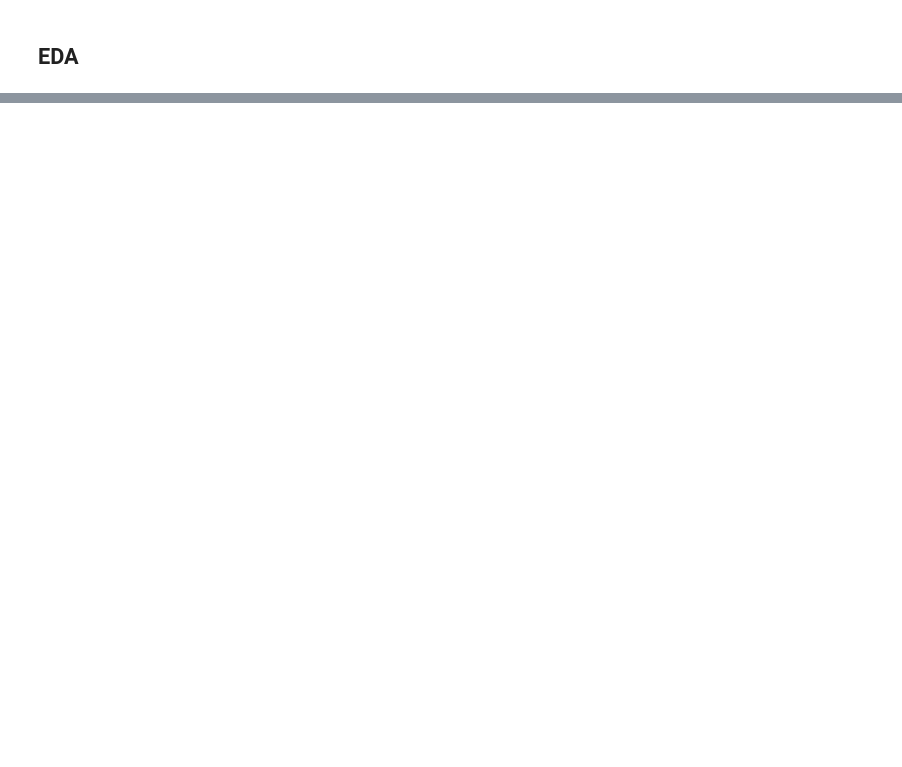
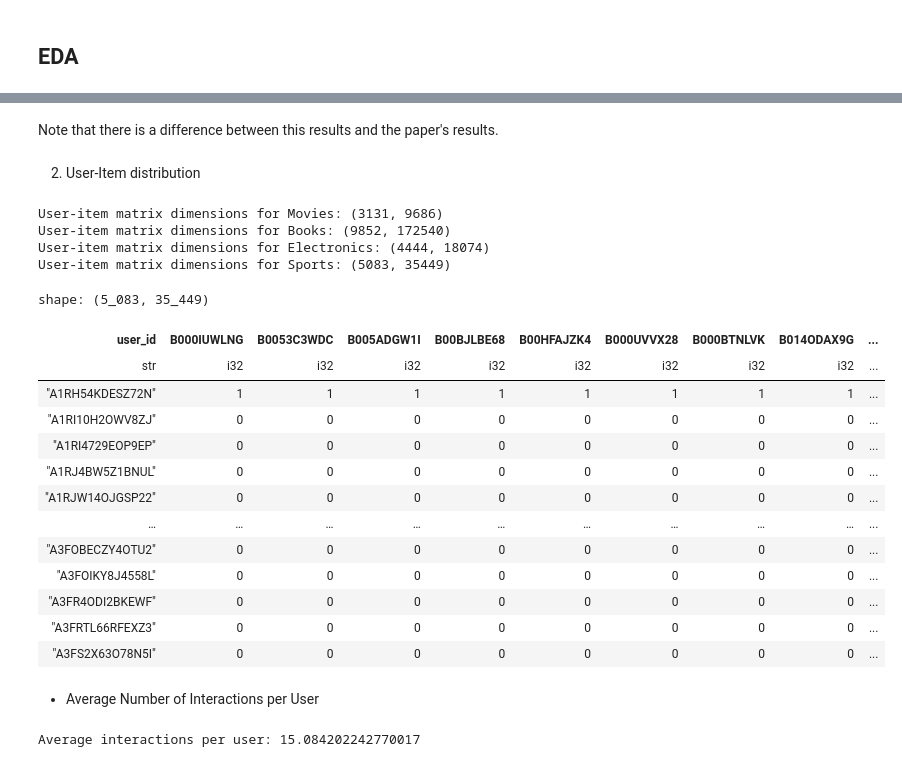
Before and after one commit to diegoquezadac/recommender-monkeys, a Jupyter notebook: notebooks/00-eda.ipynb, the cells around one changed output, grey strips where cells are left out. Drawn from its saved outputs; the diff is of its cells as text; code cells hidden in the pictures; blank space fills up the shorter version.

```diff
--- a/notebooks/00-eda.ipynb
+++ b/notebooks/00-eda.ipynb
@@ -104,0 +110,5 @@ dataframes['Movies']['final_data'].item(1, "conversations")
+# %%
+for category, dfs in dataframes.items():
+    dfs["dialogues"] = split_dialogue_by_newline(dfs["dialogues"])
+    print(f"Processed dialogues for {category}:")
+    print(dfs["dialogues"].head())
@@ -106,0 +198,7 @@ dataframes['Movies']['final_data'].item(1, "conversations")
+# %%
+category_stats_list = []
+for category, dfs in dataframes.items():
+    category_stats = compute_category_stats(category, dfs)
+    category_stats_list.append(category_stats)
+
+stats_df = pl.DataFrame(category_stats_list)
@@ -106,0 +251,58 @@ dataframes['Movies']['final_data'].item(1, "conversations")
+# %% [markdown]
+Note that there is a difference between this results and the paper's results.
+# %% [markdown]
+2. User-Item distribution
+# %%
+for category, dfs in dataframes.items():
+    user_item_interactions = (
+        dfs["final_data"].explode("history_interaction")
+        .select(["user_id", "history_interaction"])
+    )
+
+    user_item_interactions = user_item_interactions.with_columns(
+        pl.lit(1).alias("interaction")
+    )
+
+    user_item_matrix = (
+        user_item_interactions
+        .pivot(
+            index="user_id",
+            columns="history_interaction",
+            values="interaction",
+            aggregate_function="first"  # Choose the first occurrence (since it's binary, all values will be 1)
+        )
+        .fill_null(0)
+    )
+
+    print(f"User-item matrix dimensions for {category}: {user_item_matrix.shape}")
+
+user_item_matrix
+# %% [output]
+User-item matrix dimensions for Movies: (3131, 9686)
+User-item matrix dimensions for Books: (9852, 172540)
+User-item matrix dimensions for Electronics: (4444, 18074)
+User-item matrix dimensions for Sports: (5083, 35449)
+shape: (5_083, 35_449)
+| user_id | B000IUWLNG | B0053C3WDC | B005ADGW1I | B00BJLBE68 | B00HFAJZK4 | B000UVVX28 | B000BTNLVK | B014ODAX9G | ... |
+| str | i32 | i32 | i32 | i32 | i32 | i32 | i32 | i32 | ... |
+| "A1RH54KDESZ72N" | 1 | 1 | 1 | 1 | 1 | 1 | 1 | 1 | ... |
+| "A1RI10H2OWV8ZJ" | 0 | 0 | 0 | 0 | 0 | 0 | 0 | 0 | ... |
+| "A1RI4729EOP9EP" | 0 | 0 | 0 | 0 | 0 | 0 | 0 | 0 | ... |
+| "A1RJ4BW5Z1BNUL" | 0 | 0 | 0 | 0 | 0 | 0 | 0 | 0 | ... |
+| "A1RJW14OJGSP22" | 0 | 0 | 0 | 0 | 0 | 0 | 0 | 0 | ... |
+| … | … | … | … | … | … | … | … | … | ... |
+| "A3FOBECZY4OTU2" | 0 | 0 | 0 | 0 | 0 | 0 | 0 | 0 | ... |
+| "A3FOIKY8J4558L" | 0 | 0 | 0 | 0 | 0 | 0 | 0 | 0 | ... |
+| "A3FR4ODI2BKEWF" | 0 | 0 | 0 | 0 | 0 | 0 | 0 | 0 | ... |
+| "A3FRTL66RFEXZ3" | 0 | 0 | 0 | 0 | 0 | 0 | 0 | 0 | ... |
+| "A3FS2X63O78N5I" | 0 | 0 | 0 | 0 | 0 | 0 | 0 | 0 | ... |
+# %% [markdown]
+- Average Number of Interactions per User
+# %%
+interactions_per_user = user_item_matrix.select(
+    pl.sum_horizontal(pl.all().exclude("user_id")).alias("total_interactions")
+)
+average_interactions_per_user = interactions_per_user["total_interactions"].mean()
+print(f"Average interactions per user: {average_interactions_per_user}")
+# %% [output]
+Average interactions per user: 15.084202242770017
```
Also changed, not shown: parts of 24 cells of this notebook, 2 other files.
